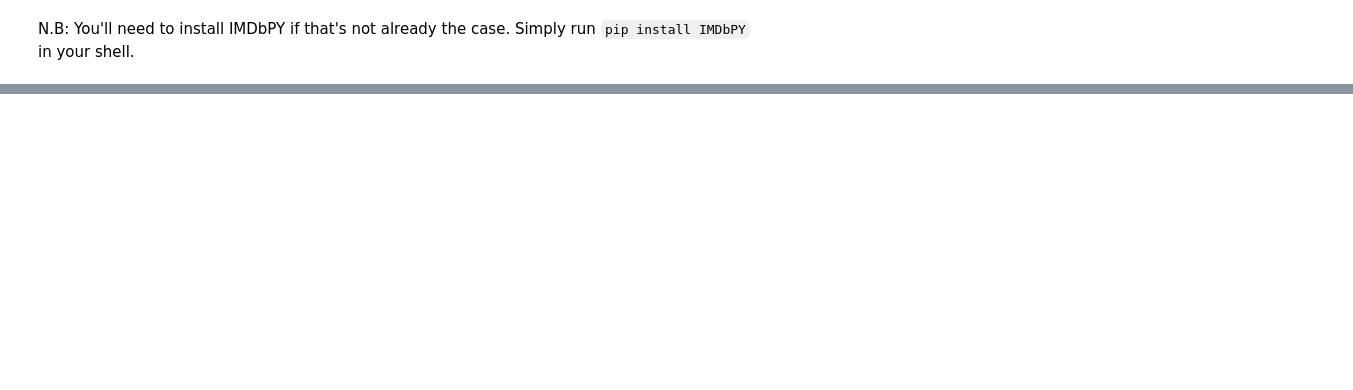
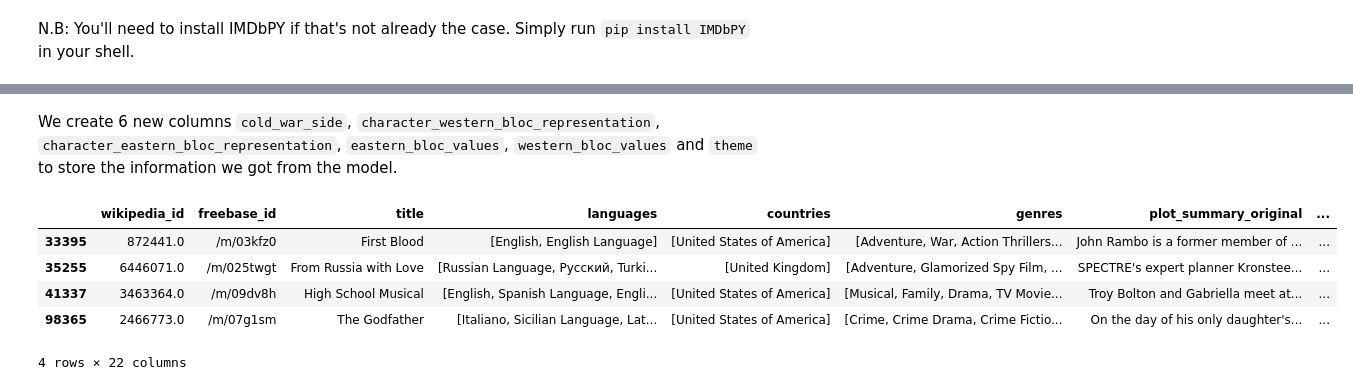
Before and after one commit to epfl-ada/ada-2024-project-datamigos, a Jupyter notebook: milestone_2.ipynb, the cells around one changed output, grey strips where cells are left out. Saved outputs shown, nothing was run; the diff lists cells and outputs as text; code cells hidden in the pictures; blank space fills up the shorter version.

```diff
--- a/milestone_2.ipynb
+++ b/milestone_2.ipynb
@@ -634,0 +1112,26 @@ print(f"There are {len(df_revenue)} entries with revenue, {len(df_revenue[df_rev
+# %%
+prompt = "\
+You are an expert in movie history and Cold War. You will be given the name of the film, the year and the plot of the movie. You first need to analyse if the movie can be identified to the Eastern or Western bloc during the Cold War. If yes come up with the character or group of character impersonating the Western and Eastern bloc and their values as well as their main archetye.\n\
+Your output needs to be parsable comma separated without context (the output needs to start directly), use only keyword and very important use new line character after each of the following:\n\
+- Cold War side belonging either Easter, Western or None.\n\
+- The character or group of character representing Western bloc with their values and archetype comma separated or None.\n\
+- The character or group of character representing Eastern bloc with their values and archetype comma separated or None.\n\
+- The Western bloc representation main values and characteristics comma separated or None.\n\
+- The Eatern bloc representation main values and characteristics comma separated or None.\n\
+- The theme of the movies and keywords.\
+"
+
+responses = []
+
+for index, row in subset_prompt_engineering_df.iterrows():
+	query = create_query_movie(prompt, row["title"], row["release_date"].strftime('%Y-%m-%d'), row["plot_summary_original"])
+	response = client.chat.completions.create(
+		model=model_name,
+		messages=[
+			{"role": "user", "content": query},
+		],
+	)
+
+	print(response.model_dump_json(indent=2))
+
+	responses.append(response)
@@ -634,0 +1158,3 @@ print(f"There are {len(df_revenue)} entries with revenue, {len(df_revenue[df_rev
+# %%
+answer_to_be_parsed = [response.choices[0].message.content for response in responses]
+answer_to_be_parsed
@@ -634,0 +1166,7 @@ print(f"There are {len(df_revenue)} entries with revenue, {len(df_revenue[df_rev
+# %%
+parsed_answers= []
+
+for answer in answer_to_be_parsed:
+	parsed_answers.append(parse_gpt_answer(answer))
+
+parsed_answers
@@ -634,0 +1191,13 @@ print(f"There are {len(df_revenue)} entries with revenue, {len(df_revenue[df_rev
+# %% [markdown]
+We create 6 new columns `cold_war_side`, `character_western_bloc_representation`, `character_eastern_bloc_representation`, `eastern_bloc_values`, `western_bloc_values` and `theme` to store the information we got from the model.
+# %%
+# create new columns for each key in the parsed answers and assign the values
+subset_prompt_engineering_df = subset_prompt_engineering_df.assign(**{key: [d[key] for d in parsed_answers] for key in parsed_answers[0].keys()})
+subset_prompt_engineering_df
+# %% [output]
+|  | wikipedia_id | freebase_id | title | languages | countries | genres | plot_summary_original | ... |
+| 33395 | 872441.0 | /m/03kfz0 | First Blood | [English, English Language] | [United States of America] | [Adventure, War, Action Thrillers... | John Rambo is a former member of ... | ... |
+| 35255 | 6446071.0 | /m/025twgt | From Russia with Love | [Russian Language, Pусский, Turki... | [United Kingdom] | [Adventure, Glamorized Spy Film, ... | SPECTRE's expert planner Kronstee... | ... |
+| 41337 | 3463364.0 | /m/09dv8h | High School Musical | [English, Spanish Language, Engli... | [United States of America] | [Musical, Family, Drama, TV Movie... | Troy Bolton and Gabriella meet at... | ... |
+| 98365 | 2466773.0 | /m/07g1sm | The Godfather | [Italiano, Sicilian Language, Lat... | [United States of America] | [Crime, Crime Drama, Crime Fictio... | On the day of his only daughter's... | ... |
+4 rows × 22 columns
```
Also changed, not shown: parts of 58 cells of this notebook, 5 other files.
